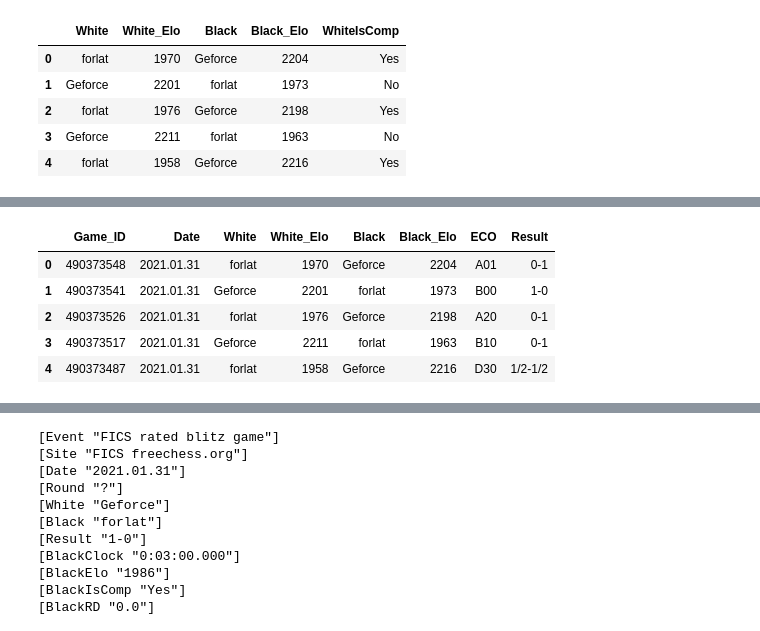
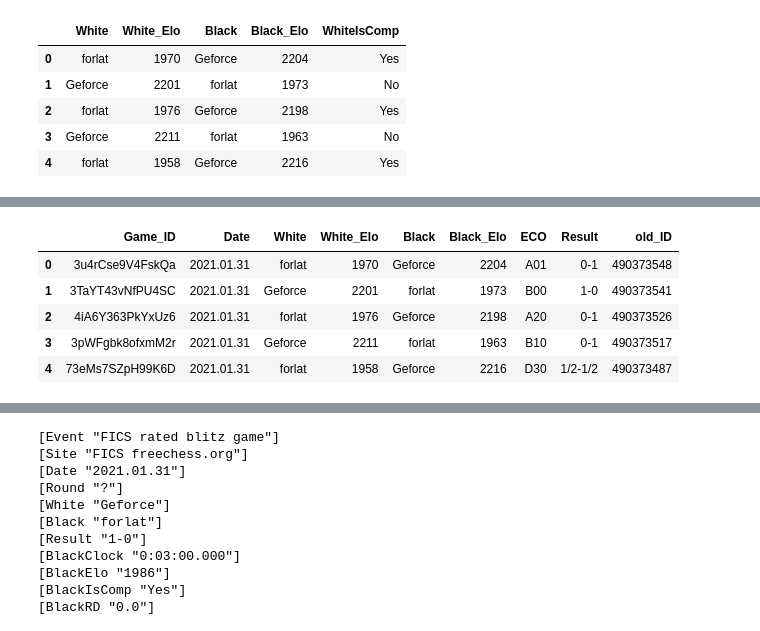
Before and after one commit to VPeron/cc_detector, a Jupyter notebook: notebooks/pgn_to_3dfs_Manuel.ipynb, the cells around one changed output, grey strips where cells are left out. Drawn from its saved outputs; the diff is of its cells as text; code cells hidden in the pictures.

```diff
--- a/notebooks/pgn_to_3dfs_Manuel.ipynb
+++ b/notebooks/pgn_to_3dfs_Manuel.ipynb
@@ -74,7 +77,7 @@ PIECES = [chess.Piece.from_symbol('P'),
          chess.Piece.from_symbol('k')]
 
 # read file
-pgn = open("/Users/manuel/code/VPeron/cc_detector/raw_data/Fics_data_pc_data.pgn", encoding='UTF-8')  # always a Comp vs Player
+pgn = open("data/Fics_data_pc_data.pgn", encoding='UTF-8')  # always a Comp vs Player
 game_counter = 0
 
 while True:  # keep reading games
@@ -192,0 +180,4 @@ set.union(set(df_players['White']),(set(df_players['Black'])))
+# %%
+#generates unique IDs containing digits and characters
+def short_id_gen(id):
+    return shortuuid.ShortUUID().random(length=15)
@@ -193,15 +264,18 @@ set.union(set(df_players['White']),(set(df_players['Black'])))
 # %%
 df_games = pd.DataFrame(games)
-#TODO game ID
+
+df_games["old_ID"] = df_games["Game_ID"]
+df_games['Game_ID'] = df_games['Game_ID'].apply(short_id_gen)
+
 #TODO date to datetime
 df_games.head()
 # %% [output]
-|  | Game_ID | Date | White | White_Elo | Black | Black_Elo | ECO | Result |
-| 0 | 490373548 | 2021.01.31 | forlat | 1970 | Geforce | 2204 | A01 | 0-1 |
-| 1 | 490373541 | 2021.01.31 | Geforce | 2201 | forlat | 1973 | B00 | 1-0 |
-| 2 | 490373526 | 2021.01.31 | forlat | 1976 | Geforce | 2198 | A20 | 0-1 |
-| 3 | 490373517 | 2021.01.31 | Geforce | 2211 | forlat | 1963 | B10 | 0-1 |
-| 4 | 490373487 | 2021.01.31 | forlat | 1958 | Geforce | 2216 | D30 | 1/2-1/2 |
+|  | Game_ID | Date | White | White_Elo | Black | Black_Elo | ECO | Result | old_ID |
+| 0 | 3u4rCse9V4FskQa | 2021.01.31 | forlat | 1970 | Geforce | 2204 | A01 | 0-1 | 490373548 |
+| 1 | 3TaYT43vNfPU4SC | 2021.01.31 | Geforce | 2201 | forlat | 1973 | B00 | 1-0 | 490373541 |
+| 2 | 4iA6Y363PkYxUz6 | 2021.01.31 | forlat | 1976 | Geforce | 2198 | A20 | 0-1 | 490373526 |
+| 3 | 3pWFgbk8ofxmM2r | 2021.01.31 | Geforce | 2211 | forlat | 1963 | B10 | 0-1 | 490373517 |
+| 4 | 73eMs7SZpH99K6D | 2021.01.31 | forlat | 1958 | Geforce | 2216 | D30 | 1/2-1/2 | 490373487 |
 # %%
 df_moves = pd.DataFrame(moves_log_dict)
 #TODO moves and cpl as features when loading to DB
```
Also changed, not shown: parts of 32 cells of this notebook.
